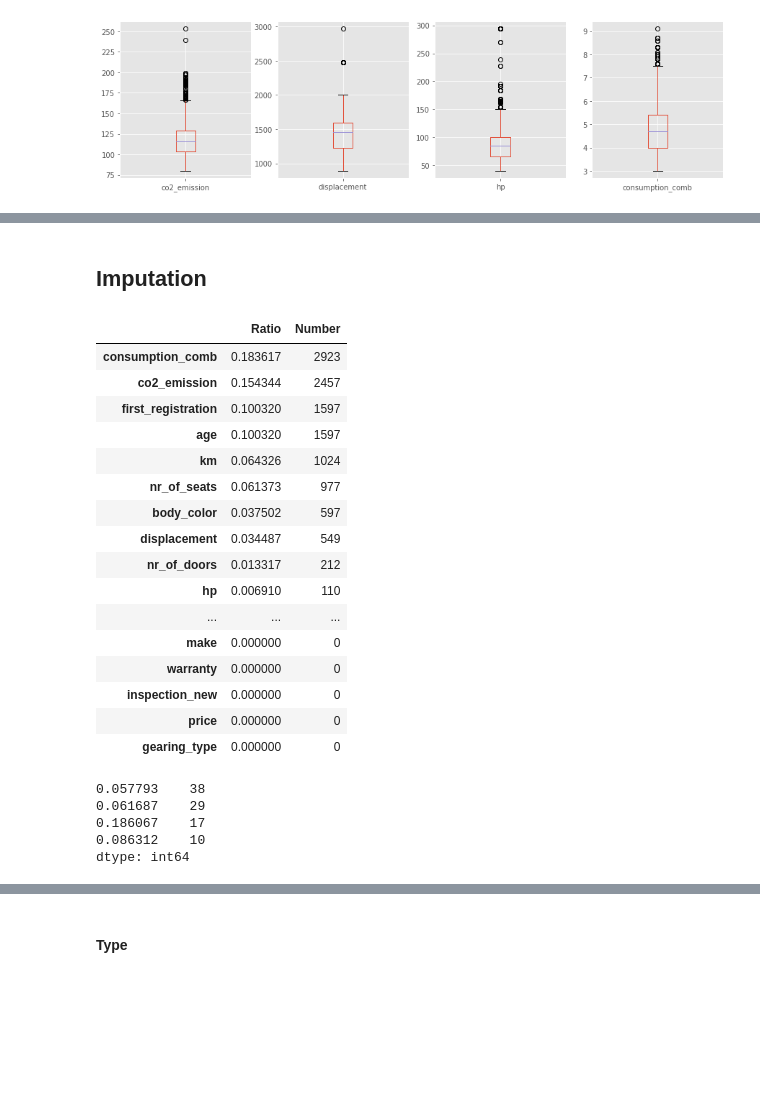
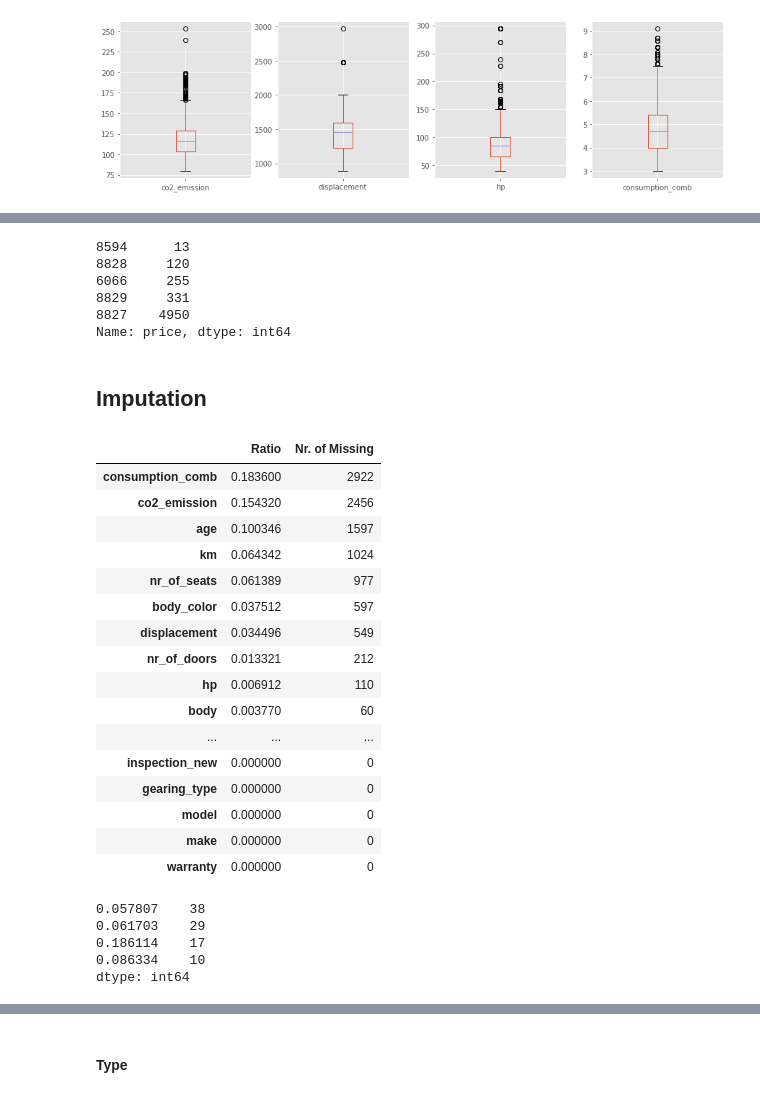
Before and after one commit to kaymal/price-prediction, a Jupyter notebook: trgt/missing-value-outlier-analysis.ipynb, the cells around one changed output, grey strips where cells are left out. Drawn from its saved outputs; the diff is of its cells as text; code cells hidden in the pictures; blank space fills up the shorter version.

```diff
--- a/trgt/missing-value-outlier-analysis.ipynb
+++ b/trgt/missing-value-outlier-analysis.ipynb
@@ -202,7 +214,7 @@ for column in column_list:
 def detect_replace_outliers(data, columns, thres_low, thres_high):
     '''
     Detects outliers and replace them with NaN in a conservative way to
-    prepare data for initial modeling. Specific threshold or limit for each
+    prepare data for modeling. Specific threshold or limit for each
     feature can be used for better results. This function needs to be
     revisited for further analyis!
     '''
@@ -261,38 +291,51 @@ for column in column_list:
+# %%
+df.price.sort_values().head()
+# There are 4 wrong entries
+# %% [output]
+8594      13
+8828     120
+6066     255
+8829     331
+8827    4950
+Name: price, dtype: int64
+# %%
+# Drop 4 rows from df
+df.drop(df.price.sort_values().head(4).index.to_list(), inplace=True)
 # %% [markdown]
 ## Imputation
 # %%
 # Select non-dummy columns
 non_dummy = df.loc[:, ~df.columns.str.contains('ss_|cc_|^ext_|ent_', regex=True)]
 
 # Ratio and number of the missing values for non-dummy columns
 pd.DataFrame({"Ratio" : non_dummy.isna().mean().sort_values(ascending=False),
- "Number": non_dummy.isna().sum().sort_values(ascending=False)})
+ "Nr. of Missing": non_dummy.isna().sum().sort_values(ascending=False)})
 # %% [output]
-|  | Ratio | Number |
-| consumption_comb | 0.183617 | 2923 |
-| co2_emission | 0.154344 | 2457 |
-| first_registration | 0.100320 | 1597 |
-| age | 0.100320 | 1597 |
-| km | 0.064326 | 1024 |
-| nr_of_seats | 0.061373 | 977 |
-| body_color | 0.037502 | 597 |
-| displacement | 0.034487 | 549 |
-| nr_of_doors | 0.013317 | 212 |
-| hp | 0.006910 | 110 |
+|  | Ratio | Nr. of Missing |
+| consumption_comb | 0.183600 | 2922 |
+| co2_emission | 0.154320 | 2456 |
+| age | 0.100346 | 1597 |
+| km | 0.064342 | 1024 |
+| nr_of_seats | 0.061389 | 977 |
+| body_color | 0.037512 | 597 |
+| displacement | 0.034496 | 549 |
+| nr_of_doors | 0.013321 | 212 |
+| hp | 0.006912 | 110 |
+| body | 0.003770 | 60 |
 | ... | ... | ... |
+| inspection_new | 0.000000 | 0 |
+| gearing_type | 0.000000 | 0 |
+| model | 0.000000 | 0 |
 | make | 0.000000 | 0 |
 | warranty | 0.000000 | 0 |
-| inspection_new | 0.000000 | 0 |
-| price | 0.000000 | 0 |
-| gearing_type | 0.000000 | 0 |
 # %%
 # Select dummy columns
 dummy = df.loc[:, df.columns.str.contains('ss_|cc_|^ext_|ent_', regex=True)]
 # Ratio of the missing values for non-dummy columns
 dummy.isna().mean().value_counts()
 # %% [output]
-0.057793    38
-0.061687    29
-0.186067    17
-0.086312    10
+0.057807    38
+0.061703    29
+0.186114    17
+0.086334    10
 dtype: int64
```
Also changed, not shown: parts of 23 cells of this notebook.
